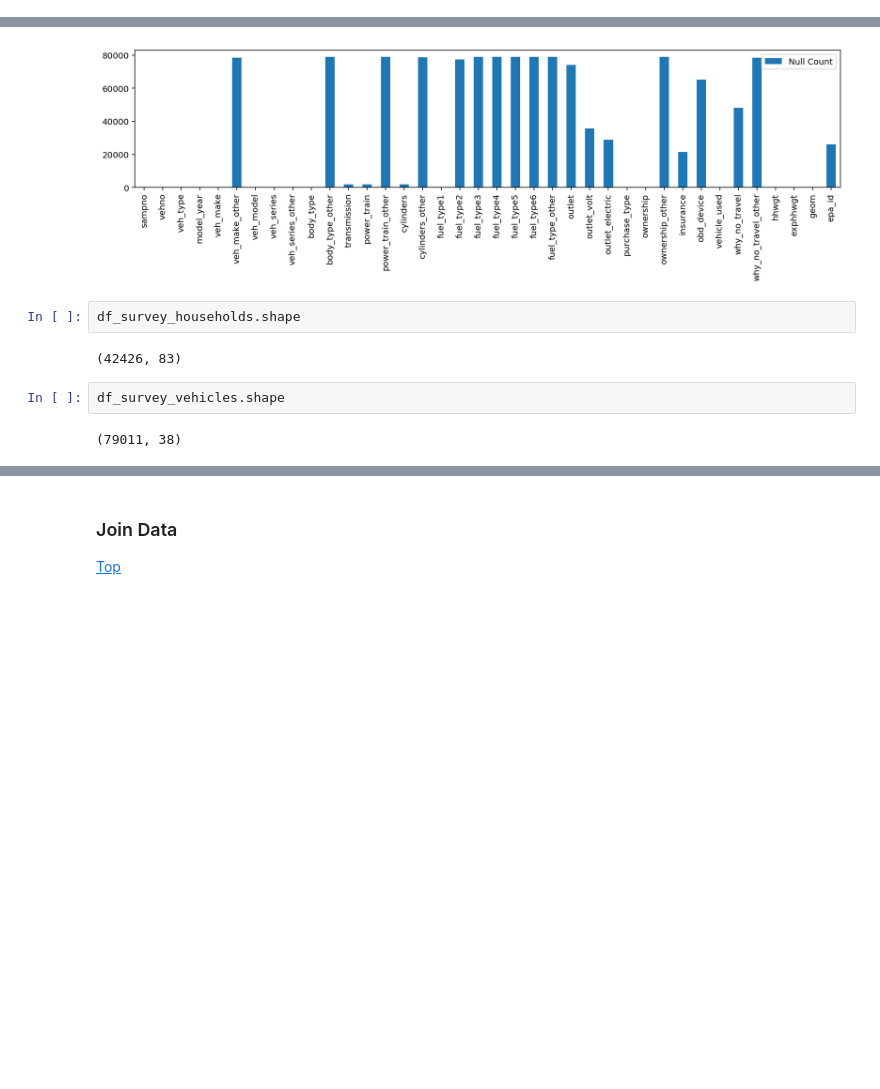
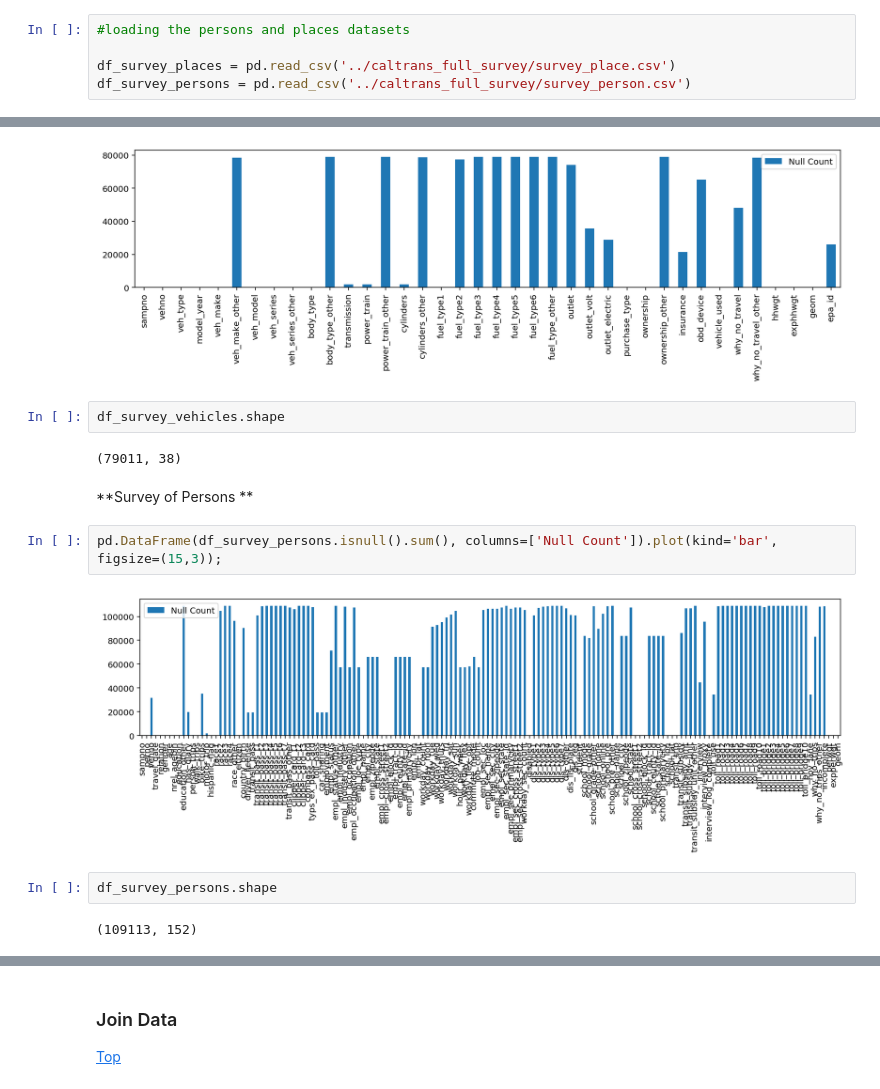
Before and after one commit to unakhat/caltravel, a Jupyter notebook: pipeline.ipynb, the cells around one changed output, grey strips where cells are left out. Cells and saved outputs as stored; diff of their text form; blank space fills up the shorter version.

```diff
--- a/pipeline.ipynb
+++ b/pipeline.ipynb
@@ -128,3 +129,8 @@ dict_keys(['survey_households.csv', 'survey_households_wgts.csv', 'survey_longtr
 df_survey_households = survey_tables['survey_households.csv']
 # %%
 df_survey_vehicles = survey_tables['survey_vehicles.csv']
+# %%
+#loading the persons and places datasets
+
+df_survey_places = pd.read_csv('../caltrans_full_survey/survey_place.csv')
+df_survey_persons = pd.read_csv('../caltrans_full_survey/survey_person.csv')
@@ -142,11 +164,17 @@ pd.DataFrame(df_survey_households.isnull().sum(), columns=['Null Count']).plot(k
 pd.DataFrame(df_survey_vehicles.isnull().sum(), columns=['Null Count']).plot(kind='bar', figsize=(15,3));
 # %% [output]
 [figure]
-# %%
-df_survey_households.shape
-# %% [output]
-(42426, 83)
 # %%
 df_survey_vehicles.shape
 # %% [output]
 (79011, 38)
+# %% [markdown]
+**Survey of Persons **
+# %%
+pd.DataFrame(df_survey_persons.isnull().sum(), columns=['Null Count']).plot(kind='bar', figsize=(15,3));
+# %% [output]
+[figure, added]
+# %%
+df_survey_persons.shape
+# %% [output]
+(109113, 152)
```
Also changed, not shown: parts of 29 cells of this notebook.
